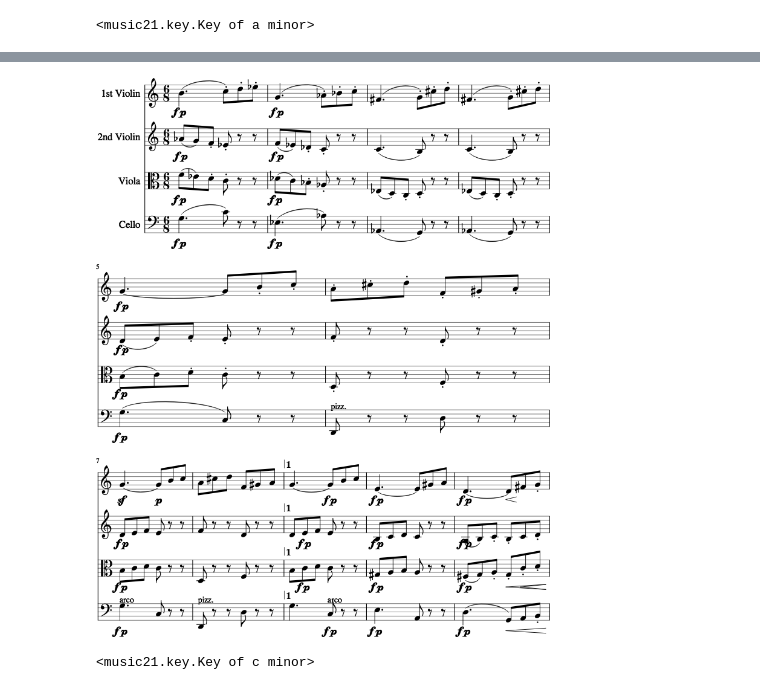
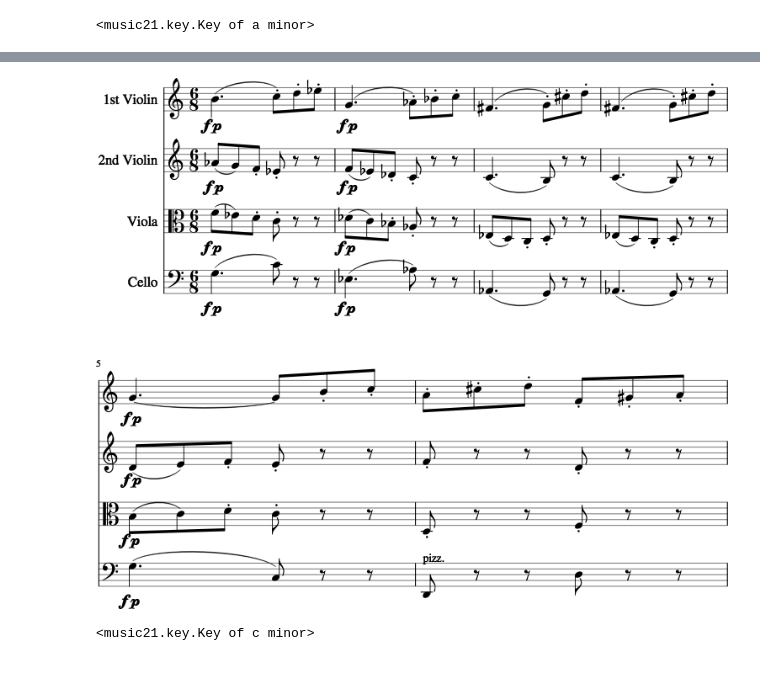
Before and after one commit to meagtan/harmonizer, a Jupyter notebook: modulation.ipynb, the cells around one changed output, grey strips where cells are left out. Cells and saved outputs as stored; diff of their text form; code cells hidden in the pictures.

```diff
--- a/modulation.ipynb
+++ b/modulation.ipynb
@@ -309,4 +282,4 @@ s.show('musicxml')
 # %%
 %%time
-sc = arr.Sample(corpus.getComposer('schumann')[2])
+sc = arr.Sample('schumann/opus41no1/movement2', fromCorpus=True)
 # %% [output]
@@ -316,3 +289,5 @@ Wall time: 18.8 s
 sc.key
 # %% [output]
 <music21.key.Key of a minor>
+# %%
+sc.s.measures(1,5).show()
@@ -319,7 +296,7 @@ sc.key
 # %%
-sc.s.measures(40,50).show()
+sc.s.measures(40,45).show()
 # %% [output]
-[figure, old version]
+[figure, new version]
 # %%
 sc.s.measures(40,45).analyze('key')
 # %% [output]
```
Also changed, not shown: parts of 50 cells of this notebook, 1 other file.
